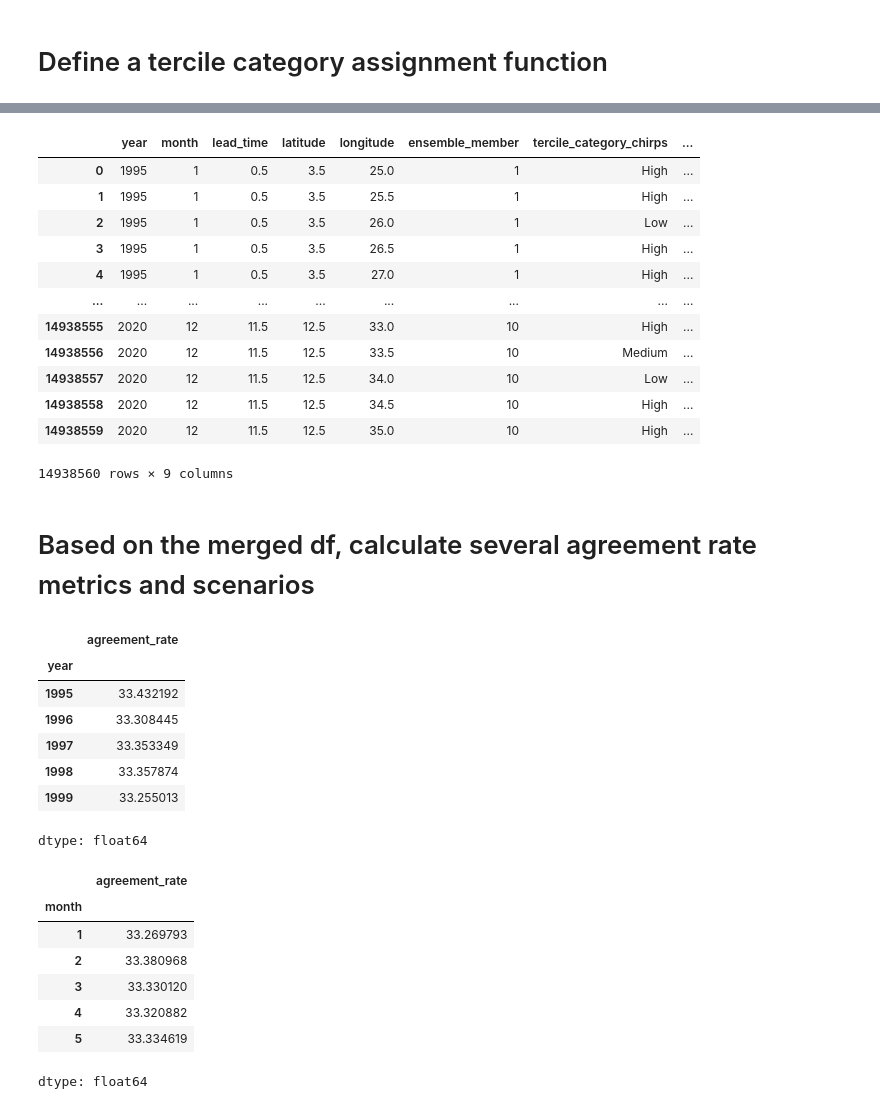
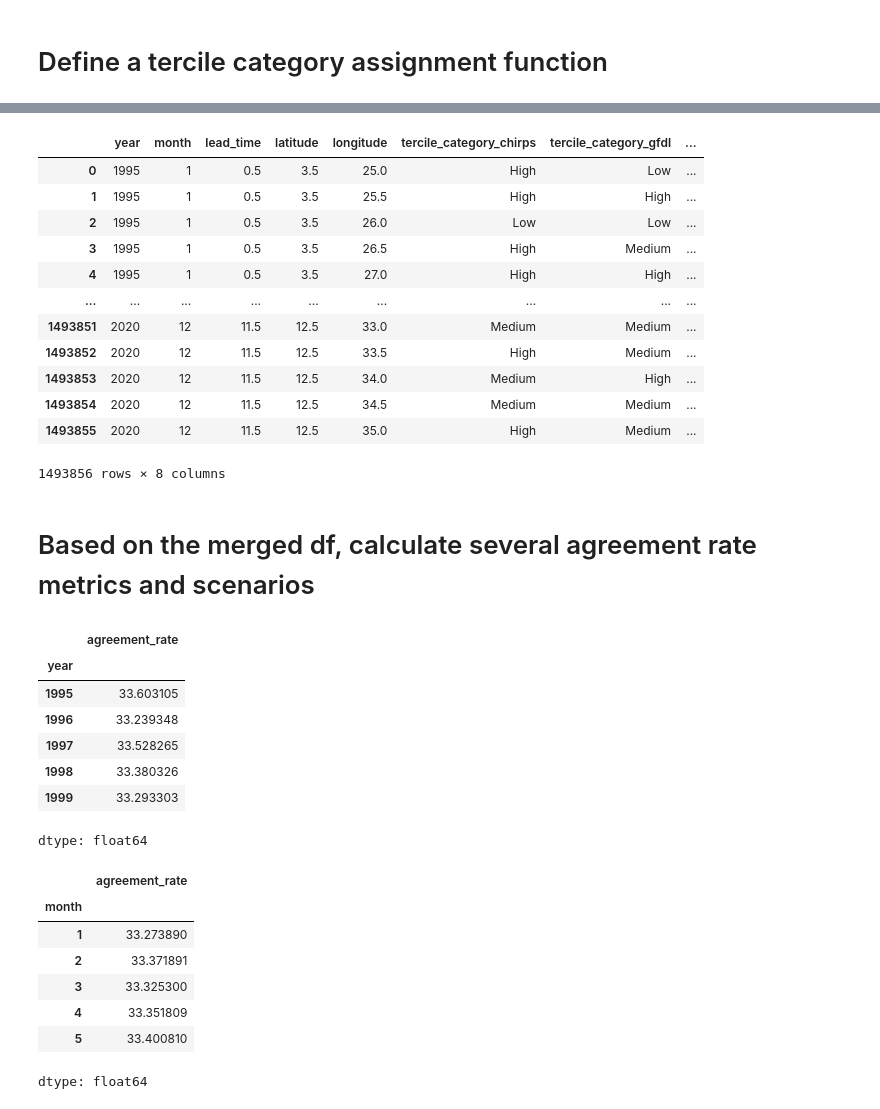
Before and after one commit to yatli24/CHC, a Jupyter notebook: Jupyter notebooks/Tercile_Hit_Rate.ipynb, the cells around one changed output, grey strips where cells are left out. Cells and saved outputs as stored; diff of their text form; code cells hidden in the pictures.

```diff
--- a/Jupyter notebooks/Tercile_Hit_Rate.ipynb
+++ b/Jupyter notebooks/Tercile_Hit_Rate.ipynb
@@ -252,54 +272,53 @@ agreement_per_year
 # example of what final output would look like
 
 # Example merged dataframe (only needed columns)
 import pandas as pd
 import numpy as np
 
 # Define years, months, and lead times
 years = np.arange(1995, 2021)
 months = np.arange(1, 13)
 lead_times = np.arange(0.5, 12.5, 1)
 ensemble_member = np.arange(1, 11)
 latitude = np.arange(3.5, 13, 0.5)
 longitude = np.arange(25, 35.5, 0.5)
 
 # Define tercile categories
 tercile_categories = ["Low", "Medium", "High"]
 
-# Create the example DataFrame
+# Create the example DataFrame, assuming ensemble mean is taken
 np.random.seed(42)
 data = []
 for year in years:
     for month in months:
         for lead_time in lead_times:
-          for ensemble in ensemble_member:
-            for lat in latitude:
-              for lon in longitude:
-                tercile_chirps = np.random.choice(tercile_categories)
-                tercile_gfdl = np.random.choice(tercile_categories)
-                data.append([year, month, lead_time, lat, lon, ensemble, tercile_chirps, tercile_gfdl])
+          for lat in latitude:
+            for lon in longitude:
+              tercile_chirps = np.random.choice(tercile_categories)
+              tercile_gfdl = np.random.choice(tercile_categories)
+              data.append([year, month, lead_time, lat, lon, tercile_chirps, tercile_gfdl])
 
-df = pd.DataFrame(data, columns=["year", "month", "lead_time", 'latitude', 'longitude', "ensemble_member", "tercile_category_chirps", "tercile_category_gfdl"])
+df = pd.DataFrame(data, columns=["year", "month", "lead_time", 'latitude', 'longitude', "tercile_category_chirps", "tercile_category_gfdl"])
 
 # see if there is agreement
 df["agreement_rate"] = df["tercile_category_chirps"] == df["tercile_category_gfdl"]
 
 # view the example merged df
 df
 # %% [output]
-|  | year | month | lead_time | latitude | longitude | ensemble_member | tercile_category_chirps | ... |
-| 0 | 1995 | 1 | 0.5 | 3.5 | 25.0 | 1 | High | ... |
-| 1 | 1995 | 1 | 0.5 | 3.5 | 25.5 | 1 | High | ... |
-| 2 | 1995 | 1 | 0.5 | 3.5 | 26.0 | 1 | Low | ... |
-| 3 | 1995 | 1 | 0.5 | 3.5 | 26.5 | 1 | High | ... |
-| 4 | 1995 | 1 | 0.5 | 3.5 | 27.0 | 1 | High | ... |
+|  | year | month | lead_time | latitude | longitude | tercile_category_chirps | tercile_category_gfdl | ... |
+| 0 | 1995 | 1 | 0.5 | 3.5 | 25.0 | High | Low | ... |
+| 1 | 1995 | 1 | 0.5 | 3.5 | 25.5 | High | High | ... |
+| 2 | 1995 | 1 | 0.5 | 3.5 | 26.0 | Low | Low | ... |
+| 3 | 1995 | 1 | 0.5 | 3.5 | 26.5 | High | Medium | ... |
+| 4 | 1995 | 1 | 0.5 | 3.5 | 27.0 | High | High | ... |
 | ... | ... | ... | ... | ... | ... | ... | ... | ... |
-| 14938555 | 2020 | 12 | 11.5 | 12.5 | 33.0 | 10 | High | ... |
-| 14938556 | 2020 | 12 | 11.5 | 12.5 | 33.5 | 10 | Medium | ... |
-| 14938557 | 2020 | 12 | 11.5 | 12.5 | 34.0 | 10 | Low | ... |
-| 14938558 | 2020 | 12 | 11.5 | 12.5 | 34.5 | 10 | High | ... |
-| 14938559 | 2020 | 12 | 11.5 | 12.5 | 35.0 | 10 | High | ... |
+| 1493851 | 2020 | 12 | 11.5 | 12.5 | 33.0 | Medium | Medium | ... |
+| 1493852 | 2020 | 12 | 11.5 | 12.5 | 33.5 | High | Medium | ... |
+| 1493853 | 2020 | 12 | 11.5 | 12.5 | 34.0 | Medium | High | ... |
+| 1493854 | 2020 | 12 | 11.5 | 12.5 | 34.5 | Medium | Medium | ... |
+| 1493855 | 2020 | 12 | 11.5 | 12.5 | 35.0 | High | Medium | ... |
-14938560 rows × 9 columns
+1493856 rows × 8 columns
 # %% [markdown]
 # Based on the merged df, calculate several agreement rate metrics and scenarios
 # %%
@@ -311,11 +330,11 @@ agreement_per_year.head()
 # %% [output]
 |  | agreement_rate |
 | year |  |
-| 1995 | 33.432192 |
-| 1996 | 33.308445 |
-| 1997 | 33.353349 |
-| 1998 | 33.357874 |
-| 1999 | 33.255013 |
+| 1995 | 33.603105 |
+| 1996 | 33.239348 |
+| 1997 | 33.528265 |
+| 1998 | 33.380326 |
+| 1999 | 33.293303 |
 dtype: float64
 # %%
 # Calculate agreement rate per month, over all years
@@ -326,11 +345,11 @@ agreement_per_month.head()
 # %% [output]
 |  | agreement_rate |
 | month |  |
-| 1 | 33.269793 |
-| 2 | 33.380968 |
-| 3 | 33.330120 |
-| 4 | 33.320882 |
-| 5 | 33.334619 |
+| 1 | 33.273890 |
+| 2 | 33.371891 |
+| 3 | 33.325300 |
+| 4 | 33.351809 |
+| 5 | 33.400810 |
 dtype: float64
 # %%
 # AGREEMENT RATE SHOULD FALL OFF AS LEAD TIME GOES HIGHER
```
Also changed, not shown: parts of 12 cells of this notebook.
